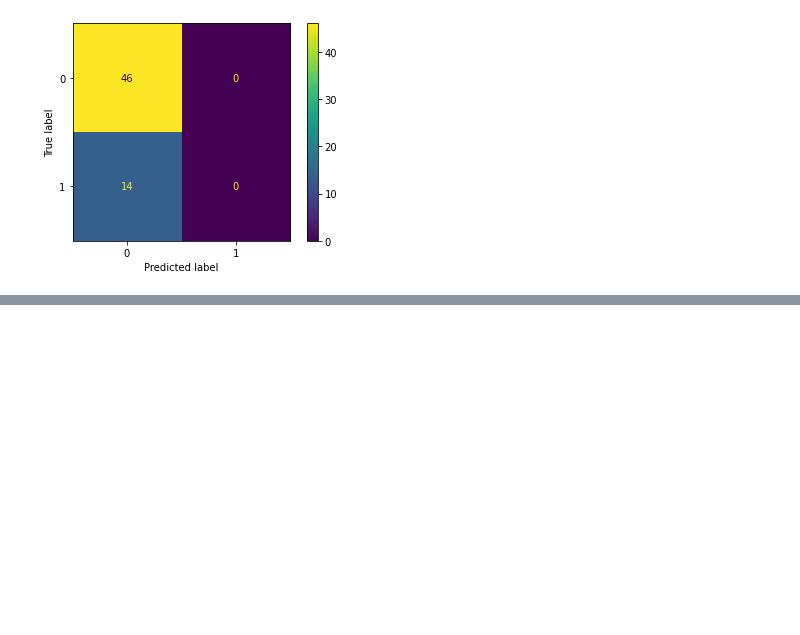
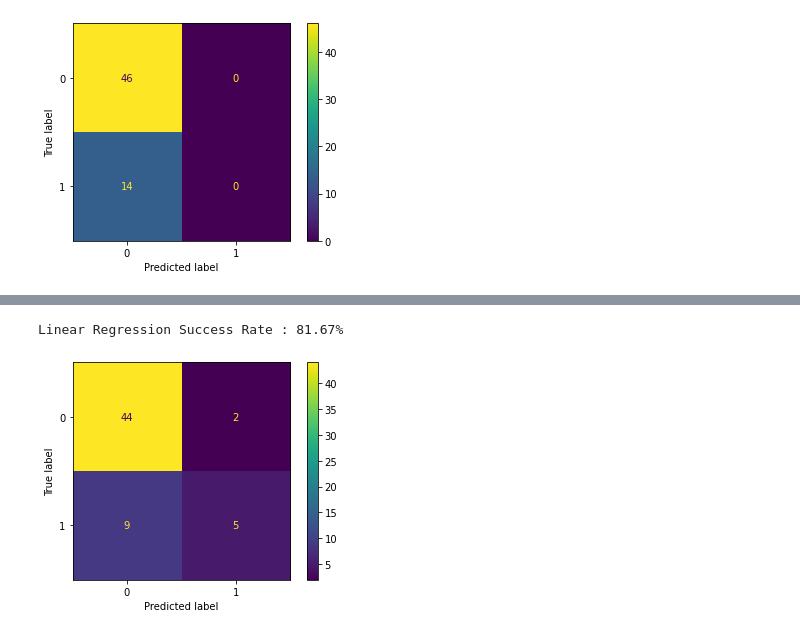
Before and after one commit to jrothbe3/Heart-Failure-Prediction, a Jupyter notebook: notebook.ipynb, the cells around one changed output, grey strips where cells are left out. Saved outputs shown, nothing was run; the diff lists cells and outputs as text; code cells hidden in the pictures; blank space fills up the shorter version.

```diff
--- a/notebook.ipynb
+++ b/notebook.ipynb
@@ -201,0 +243,13 @@ Support Vector Machine Success Rate : 76.67%
+# %%
+from sklearn.linear_model import LogisticRegression
+from sklearn.metrics import accuracy_score, plot_confusion_matrix
+lr=LogisticRegression(max_iter=10000)
+lr.fit(x_train,y_train)
+p5=lr.predict(x_test)
+s5=accuracy_score(y_test,p5)
+print("Linear Regression Success Rate :", "{:.2f}%".format(100*s5))
+plot_confusion_matrix(lr, x_test, y_test)
+plt.show()
+# %% [output]
+Linear Regression Success Rate : 81.67%
+[figure, added]
```
Also changed, not shown: parts of 7 cells of this notebook.
